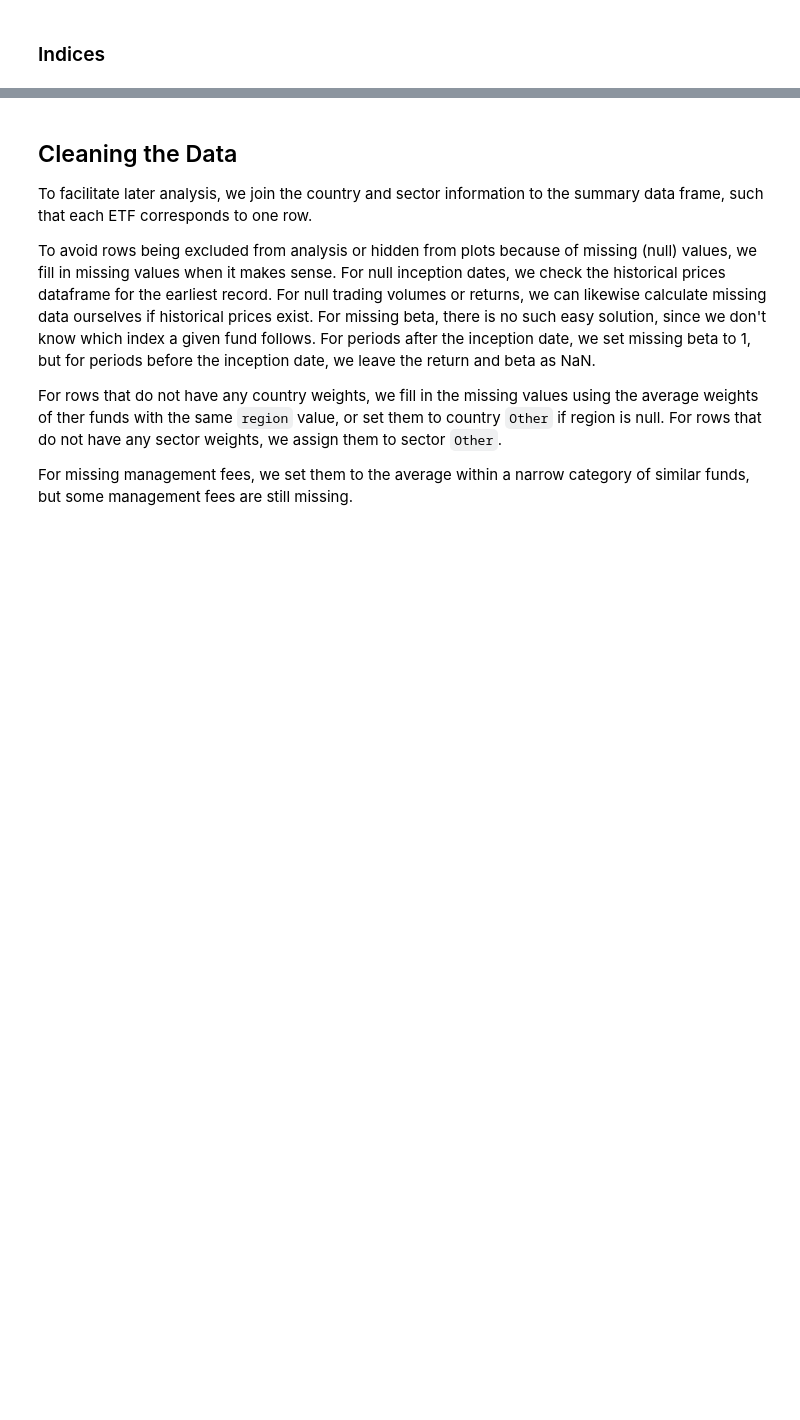
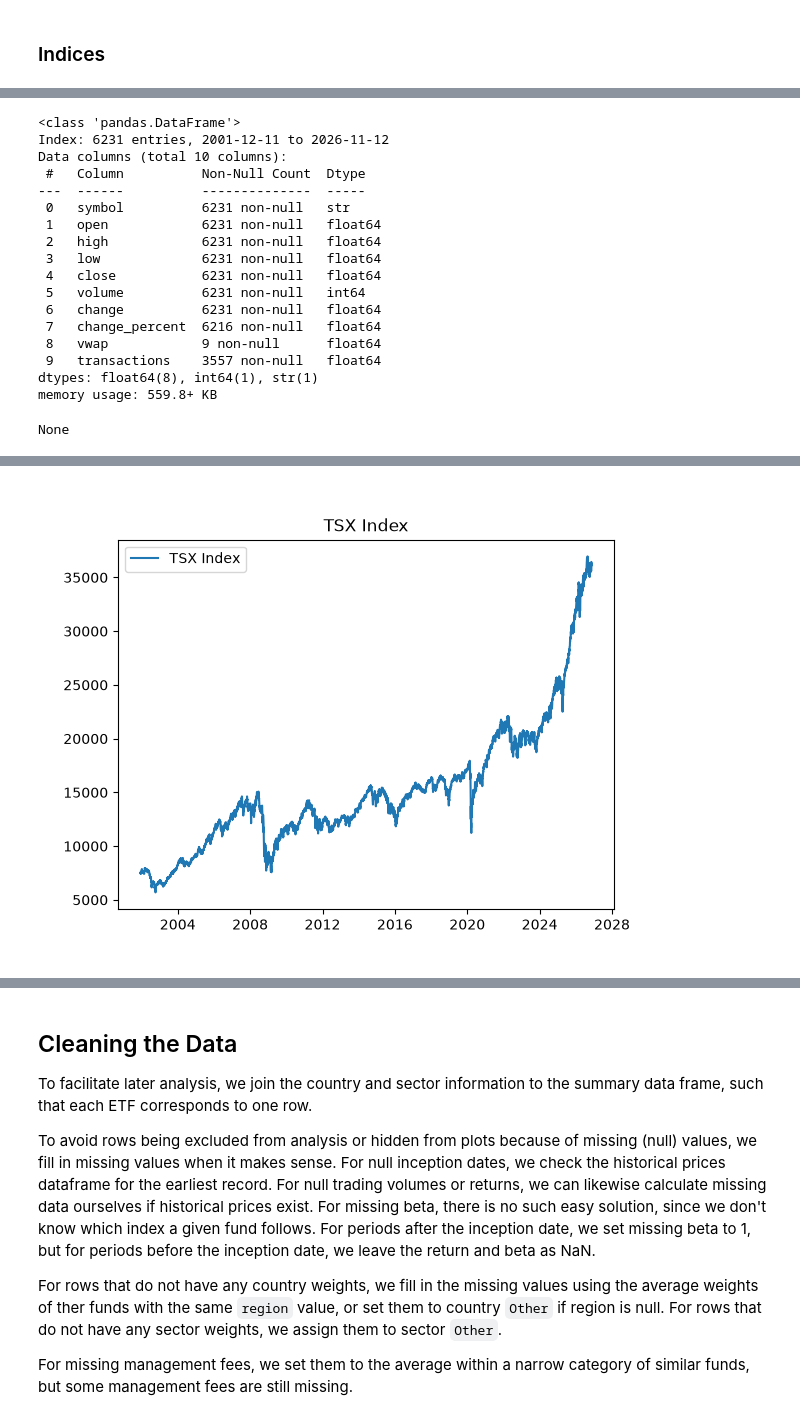
Before and after one commit to apetre/show-your-work, a Jupyter notebook: Choosing_an_ETF.ipynb, the cells around one changed output, grey strips where cells are left out. Drawn from its saved outputs; the diff is of its cells as text; code cells hidden in the pictures; blank space fills up the shorter version.

```diff
--- a/Choosing_an_ETF.ipynb
+++ b/Choosing_an_ETF.ipynb
@@ -468,0 +380,3 @@ Name: count, dtype: int64
+# %%
+%%time
+tsx_index = obb.tmx.index.historical(symbol='^TSX', provider='tmx').to_dataframe()
@@ -468,0 +386,29 @@ Name: count, dtype: int64
+# %%
+display(tsx_index.info())
+display(tsx_index.describe())
+
+plt.close('all')
+fig, axes = plt.subplots()
+axes.plot(tsx_index['close'], label='TSX Index')
+axes.set_title('TSX Index')
+axes.legend()
+plt.show();
+# %% [output]
+<class 'pandas.DataFrame'>
+Index: 6231 entries, 2001-12-11 to 2026-11-12
+Data columns (total 10 columns):
+ #   Column          Non-Null Count  Dtype
+---  ------          --------------  -----
+ 0   symbol          6231 non-null   str
+ 1   open            6231 non-null   float64
+ 2   high            6231 non-null   float64
+ 3   low             6231 non-null   float64
+ 4   close           6231 non-null   float64
+ 5   volume          6231 non-null   int64
+ 6   change          6231 non-null   float64
+ 7   change_percent  6216 non-null   float64
+ 8   vwap            9 non-null      float64
+ 9   transactions    3557 non-null   float64
+dtypes: float64(8), int64(1), str(1)
+memory usage: 559.8+ KB
+None
@@ -468,0 +424 @@ Name: count, dtype: int64
+[figure, added]
```
Also changed, not shown: parts of 59 cells of this notebook.
